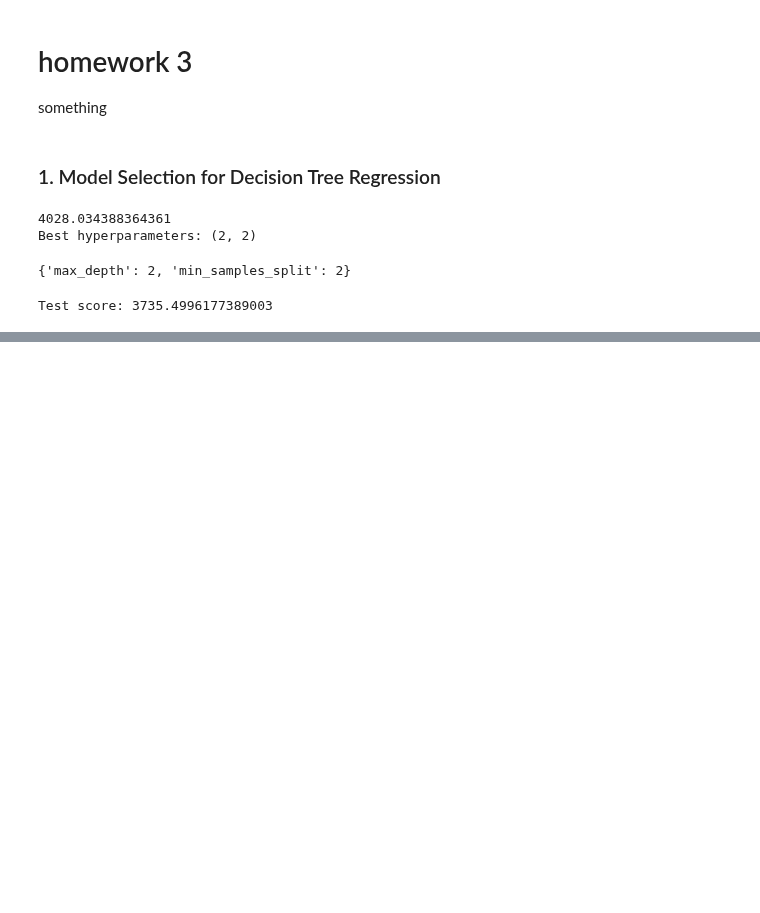
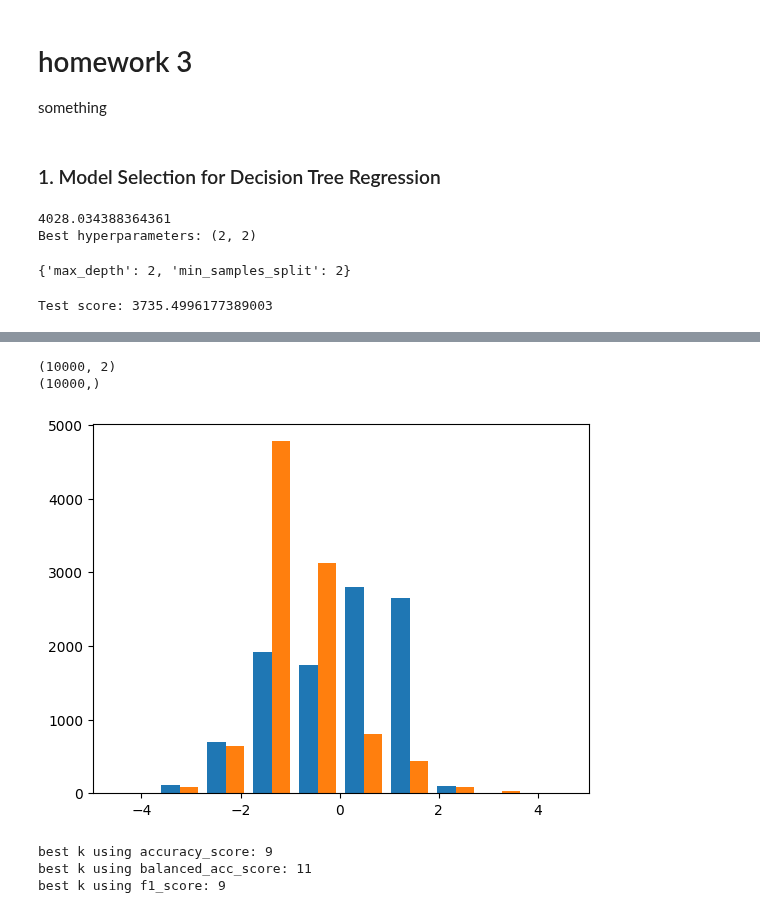
Before and after one commit to vhrollo/3-semester, a Jupyter notebook: INF264/homework/homework3.ipynb, the cells around one changed output, grey strips where cells are left out. Saved outputs shown, nothing was run; the diff lists cells and outputs as text; code cells hidden in the pictures; blank space fills up the shorter version.

```diff
--- a/INF264/homework/homework3.ipynb
+++ b/INF264/homework/homework3.ipynb
@@ -89,0 +216,15 @@ Test score: 3735.4996177389003
+# %%
+# pickle.
+
+X, y = np.load('custom_unbalanced_dataset.pickle', allow_pickle=True)
+print(X.shape)
+print(y.shape)
+# %% [output]
+(10000, 2)
+(10000,)
+# %%
+# plot histogram
+plt.hist(X)
+plt.show()
+# %% [output]
+[figure, added]
@@ -89,0 +262,9 @@ Test score: 3735.4996177389003
+# %%
+# goofy ah approach
+print(f"best k using accuracy_score: {foo(accuracy_score)}")
+print(f"best k using balanced_acc_score: {foo(balanced_accuracy_score)}")
+print(f"best k using f1_score: {foo(f1_score)}")
+# %% [output]
+best k using accuracy_score: 9
+best k using balanced_acc_score: 11
+best k using f1_score: 9
```
Also changed, not shown: parts of 14 cells of this notebook, 2 other files.
